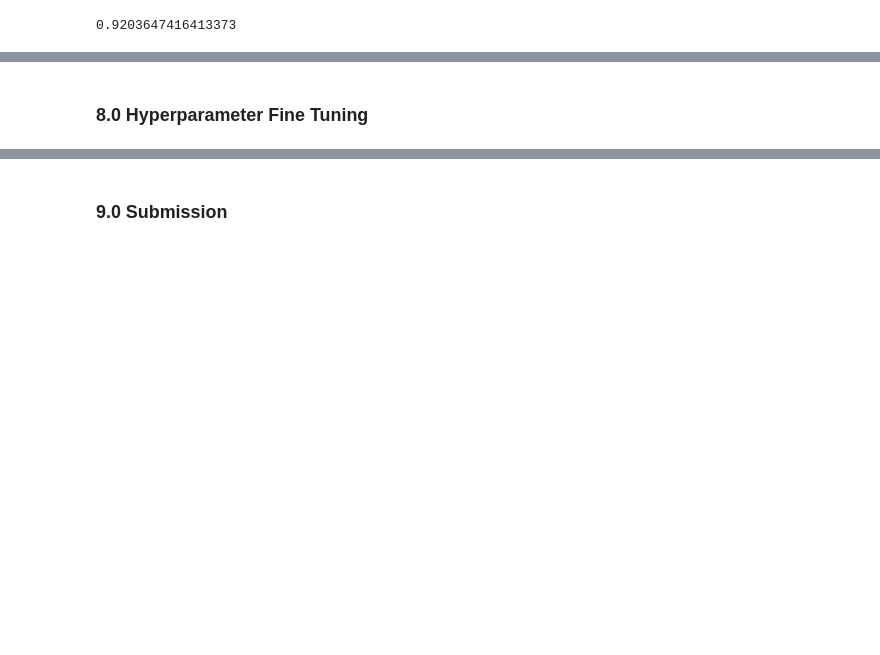
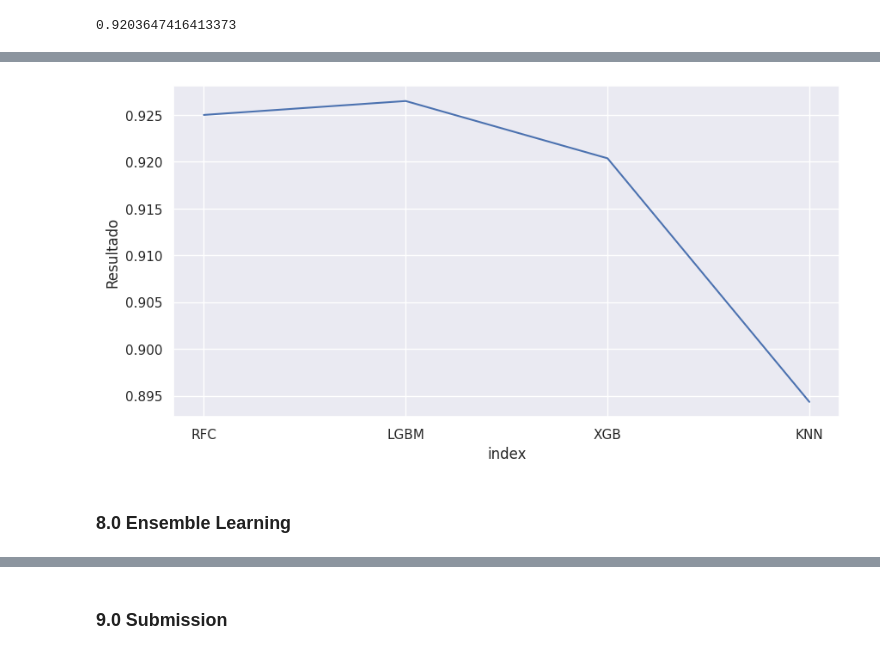
Before and after one commit to RicardoFFdev/hack_days_cds_03, a Jupyter notebook: hack_days_cds_03.ipynb, the cells around one changed output, grey strips where cells are left out. Saved outputs shown, nothing was run; the diff lists cells and outputs as text; code cells hidden in the pictures; blank space fills up the shorter version.

Commit message:
ML Ensemble

```diff
--- a/hack_days_cds_03.ipynb
+++ b/hack_days_cds_03.ipynb
@@ -333,7 +338,7 @@ rfc_model.fit(X, y)
 
 y_hat_rfc = rfc_model.predict(x_test)
 
-rfc_result = metrics.f1_score(y_test, y_hat_rfc, average="binary", pos_label="Negar")
-print(rfc_result)
+rfc_result = metrics.f1_score(y_test, y_hat_rfc)
+rfc_result
 # %% [output]
 0.9249999999999999
@@ -350,7 +371,7 @@ lgbm_model.fit(X, y)
 
 y_hat_lgbm = lgbm_model.predict(x_test)
 
-lgbm_result = metrics.f1_score(y_test, y_hat_lgbm, pos_label='Negar', average='binary')
+lgbm_result = metrics.f1_score(y_test, y_hat_lgbm)
 lgbm_result
 # %% [output]
 0.9264841587203937
@@ -372,0 +425,9 @@ xgb_result
+# %%
+knn_model = KNeighborsClassifier(n_neighbors=5, n_jobs=-1)
+
+knn_model.fit(X, y)
+
+y_hat_knn = knn_model.predict(x_test)
+
+knn_result = metrics.f1_score(y_test, y_hat_knn)
+knn_result
@@ -373,4 +452,14 @@ xgb_result
+# %%
+sns.set(rc={'figure.figsize':(10, 5)})
+# Comparing the F1 Score of the four models above
+results = pd.DataFrame([rfc_result, lgbm_result, xgb_result, knn_result], index=['RFC', 'LGBM', 'XGB', 'KNN'])
+results.columns = ['Resultado']
+results.sort_values(by='Resultado', ascending=False)
+results = results.reset_index()
+sns.lineplot(data=results, x='index', y='Resultado');
+# %% [output]
+[figure, added]
 # %% [markdown]
-### 8.0 Hyperparameter Fine Tuning
+### 8.0 Ensemble Learning
 # %%
 df8 = df7.copy()
```
Also changed, not shown: parts of 15 cells of this notebook.
